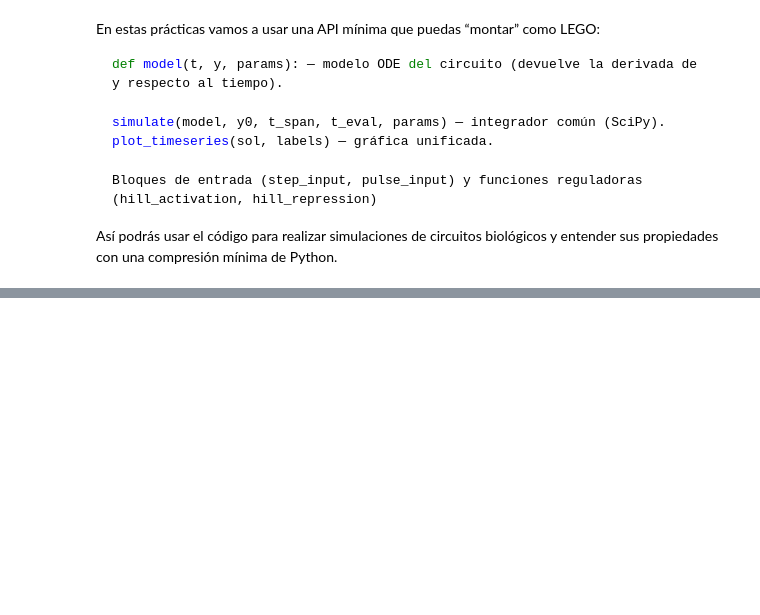
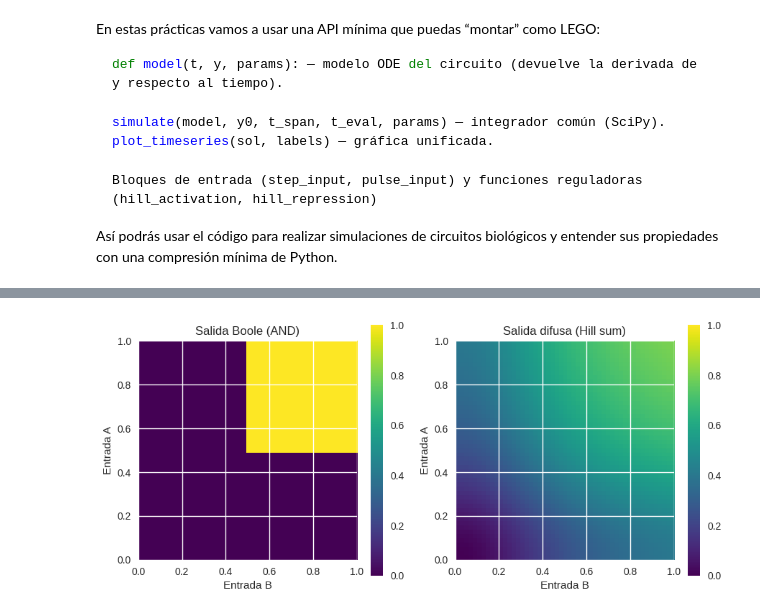
Before and after one commit to amoyag/Biofisica, a Jupyter notebook: S1_introduccion.ipynb, the cells around one changed output, grey strips where cells are left out. Cells and saved outputs as stored; diff of their text form; code cells hidden in the pictures; blank space fills up the shorter version.

```diff
--- a/S1_introduccion.ipynb
+++ b/S1_introduccion.ipynb
@@ -78,0 +112,47 @@ def pulse_input(t, t_on=10.0, t_off=20.0, val=1.0):
+# %%
+
+#@title Comparación Boole vs. difusa
+
+def boolean_output(a, b, mode="AND", thr=0.5):
+  #thr es el umbral de valores A y B que dan respuesta
+    A = 1.0 if a >= thr else 0.0
+    B = 1.0 if b >= thr else 0.0
+    if mode == "AND":
+        return 1.0 if (A==1.0 and B==1.0) else 0.0
+    elif mode == "OR":
+        return 1.0 if (A==1.0 or B==1.0) else 0.0
+    elif mode == "NAND":
+        return 0.0 if (A==1.0 and B==1.0) else 1.0
+    else:
+        raise ValueError("mode desconocido")
+
+def fuzzy_output(a, b, K=0.5, n=2):
+    # salida proporcional a suma de activaciones tipo Hill
+    return 0.5*(hill_activation(a, K, n) + hill_activation(b, K, n))
+
+# Barrido de entradas y visualización
+A_vals = np.linspace(0, 1, 51)
+B_vals = np.linspace(0, 1, 51)
+
+Z_bool = np.zeros((len(A_vals), len(B_vals)))
+Z_fuzzy = np.zeros_like(Z_bool)
+
+for i, A in enumerate(A_vals):
+    for j, B in enumerate(B_vals):
+        Z_bool[i,j] = boolean_output(A, B, mode="AND", thr=0.5)
+        Z_fuzzy[i,j] = fuzzy_output(A, B, K=0.5, n=2)
+
+fig, axs = plt.subplots(1,2, figsize=(9,4))
+im0 = axs[0].imshow(Z_bool, origin='lower', extent=[0,1,0,1], vmin=0, vmax=1, cmap='viridis')
+axs[0].set_title("Salida Boole (AND)")
+axs[0].set_xlabel("Entrada B"); axs[0].set_ylabel("Entrada A")
+plt.colorbar(im0, ax=axs[0])
+
+im1 = axs[1].imshow(Z_fuzzy, origin='lower', extent=[0,1,0,1], vmin=0, vmax=1, cmap='viridis')
+axs[1].set_title("Salida difusa (Hill sum)")
+axs[1].set_xlabel("Entrada B"); axs[1].set_ylabel("Entrada A")
+plt.colorbar(im1, ax=axs[1])
+plt.tight_layout()
+plt.show()
+# %% [output]
+[figure, added]
```
Also changed, not shown: parts of 7 cells of this notebook.
